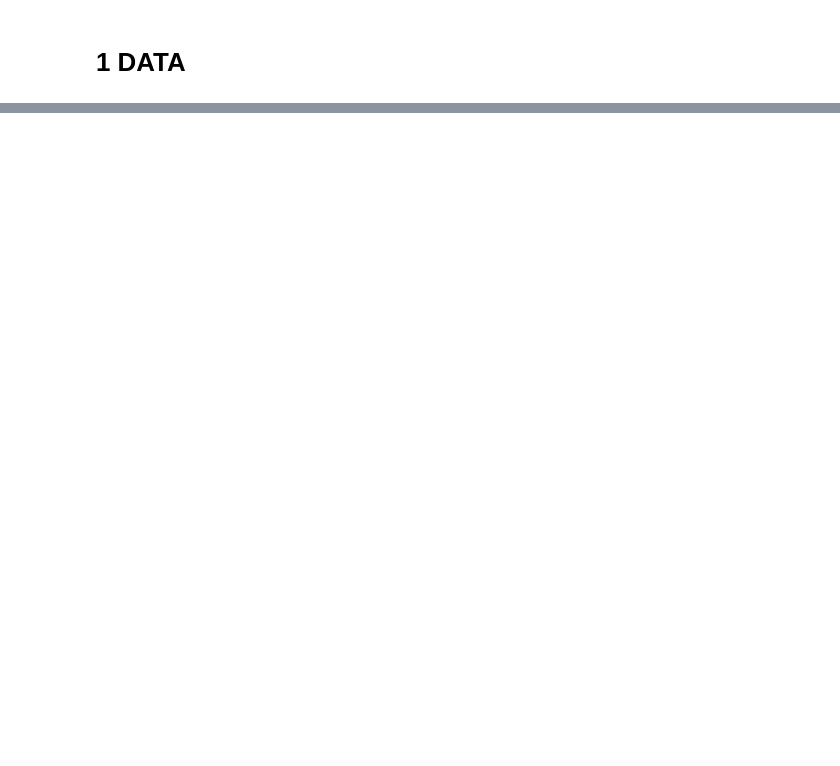
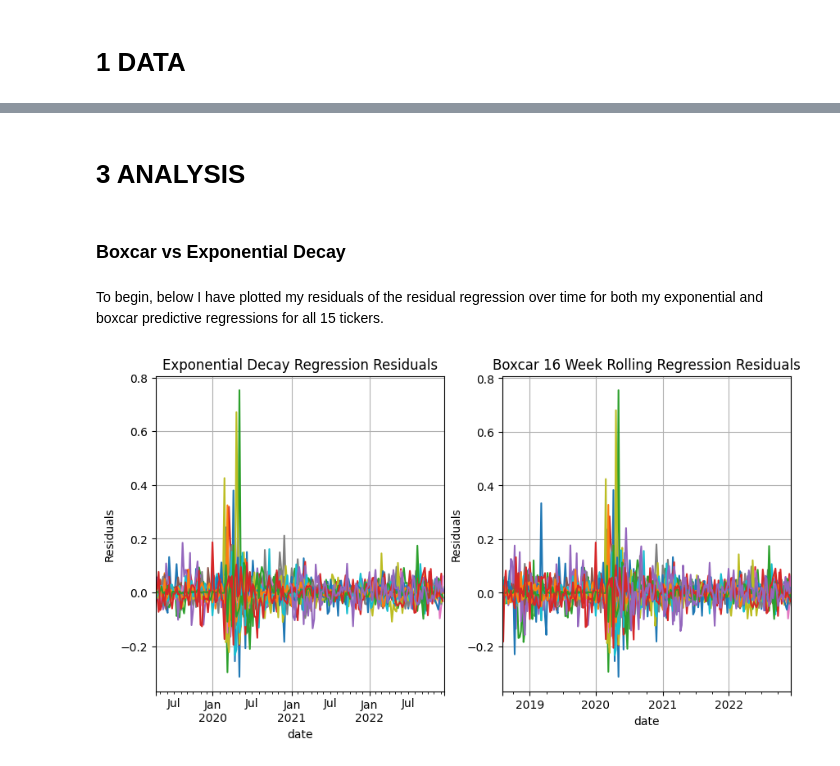
Before and after one commit to tsmcdonnell6604/Quant-Trading-Strategies, a Jupyter notebook: QTS_HW_6.ipynb, the cells around one changed output, grey strips where cells are left out. Saved outputs shown, nothing was run; the diff lists cells and outputs as text; code cells hidden in the pictures; blank space fills up the shorter version.

```diff
--- a/QTS_HW_6.ipynb
+++ b/QTS_HW_6.ipynb
@@ -120,6 +121,11 @@ for ticker in tickers:
     da = pd.merge(preds, x, on = preds.index).set_index('key_0')
     da.index.name = 'date'
     res = da['r_equity'] - da['rets']
+    if ticker != 'NFLX':
+        res = res.dropna()
+    else:
+        res = res.loc[pd.to_datetime('2020-01-08'):]
+        res = res.dropna()
     residual_dict_capm[ticker] = res.to_frame()
 # %%
 #residuals in same df
@@ -132,11 +139,15 @@ for ticker in tickers:
     final_residuals[ticker] = x
+# %%
+#shift the data one week
+for ticker in tickers:
+    final_residuals[ticker]['equity residual'] = final_residuals[ticker][['equity residual']].shift(1)
 # %%
 #exponential decay functions and model
 exponential_residual_model_dict  = {}
 for ticker in tickers:
     final_residuals[ticker].replace([np.inf, -np.inf], 0, inplace = True)
     final_residuals[ticker] =final_residuals[ticker].fillna(0)
-    half_life = 1.2
+    half_life = 12
     lma = 2**(-1./half_life)
     threshold = 1. / (final_residuals[ticker].shape[0]* 500)
     w12 = lma**np.arange(final_residuals[ticker].shape[0]-1, -1, -1)
@@ -176,14 +187,12 @@ for ticker in tickers:
 # %%
 #final boxcar residuals
+boxcar_predictions = pd.DataFrame()
 boxcar_residuals_of_residuals_dict = {}
 for ticker in tickers:
     res = final_residuals[ticker][['equity residual', 'cds residual']]
     coef = boxcar_residual_model_dict[ticker]
-    res = res.reindex(coef.index)
-    x = pd.merge(res, coef, on = res.index)
-    x['preds'] = x['equity residual_x']*x['equity residual_y']
-    x = x.set_index('key_0')
-    x.index.name = 'date'
-    x['final residual'] = x['cds residual'] - x['preds']
-    x = x[['final residual']]
-    boxcar_residual_model_dict[ticker] = x
+    preds = res['equity residual']*coef['equity residual']
+    boxcar_predictions[ticker] = preds
+    final = res['cds residual'] - preds
+    final = final.dropna()
+    boxcar_residuals_of_residuals_dict[ticker] = final.to_frame()
@@ -210,0 +349,26 @@ exponential_residual_model_dict['BA']
+# %% [markdown]
+# 3 ANALYSIS
+# %% [markdown]
+### Boxcar vs Exponential Decay
+# %% [markdown]
+To begin, below I have plotted my residuals of the residual regression over time for both my exponential and boxcar predictive regressions for all 15 tickers.
+# %%
+
+fig, axes = plt.subplots(nrows=1, ncols=2, figsize=(10, 5)) # create a figure with two subplots
+
+for key, df in exponential_residuals_of_residuals_dict.items(): # iterate through the dataframes in dict1
+    df[0].plot(ax=axes[0], label = key) # plot each dataframe in the first subplot
+
+for key, df in boxcar_residuals_of_residuals_dict.items(): # iterate through the dataframes in dict2
+    df[0].plot(ax=axes[1], label = key) # plot each dataframe in the second subplot
+
+# customize the plot
+axes[0].set_title('Exponential Decay Regression Residuals')
+axes[0].set_ylabel('Residuals')
+axes[1].set_title('Boxcar 16 Week Rolling Regression Residuals')
+axes[1].set_ylabel('Residuals')
+axes[0].grid()
+axes[1].grid()
+plt.show() # display the plot
+# %% [output]
+[figure, added]
```
Also changed, not shown: parts of 50 cells of this notebook.
